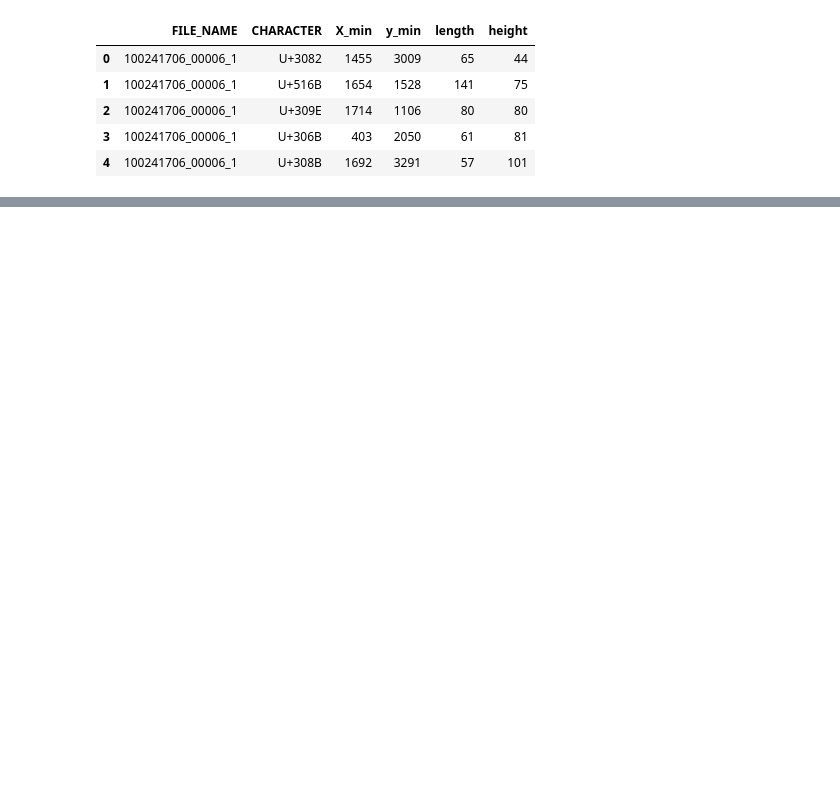
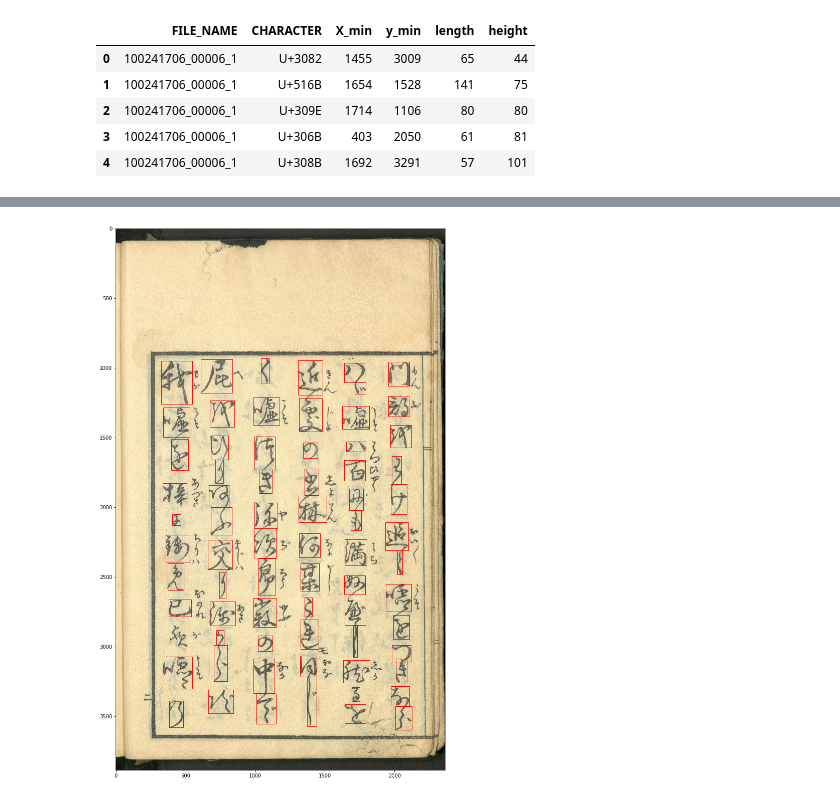
Before and after one commit to risarora/AI-ML-BlackBelt-AnalyticsVidhya, a Jupyter notebook: Kuzushiji Recognition/Kuzushiji Workbook.ipynb, the cells around one changed output, grey strips where cells are left out. Cells and saved outputs as stored; diff of their text form; code cells hidden in the pictures; blank space fills up the shorter version.

```diff
--- a/Kuzushiji Recognition/Kuzushiji Workbook.ipynb
+++ b/Kuzushiji Recognition/Kuzushiji Workbook.ipynb
@@ -32,0 +57,31 @@ data.CHARACTER.value_counts().hist()
+# %%
+
+def plotImage(img_name):
+    image = plt.imread(path + img_name+'.jpg')
+    fig = plt.figure(figsize=(15, 15))
+
+    ax = fig.add_axes([0,0,1,1])
+    plt.imshow(image)
+
+    for _,row in data[data['FILE_NAME']==img_name].iterrows():
+        file = '100241706_00006_1'
+        charactersinImage = data[data['FILE_NAME']==file]['CHARACTER'].shape[0]
+
+
+        xmin = row.X_min
+        ymin = row.y_min
+        width = row.length
+        height = row.height
+        edgecolor='r'
+        rect = patches.Rectangle((xmin, ymin), width, height, edgecolor=edgecolor, facecolor='none')
+
+        # add patch
+        ax.add_patch(rect)
+
+    print()
+    plt.show()
+# %%
+img_name = data['FILE_NAME'].unique()[0]
+plotImage(img_name)
+# %% [output]
+[figure, added]
```
Also changed, not shown: parts of 6 cells of this notebook, 4 other files.
